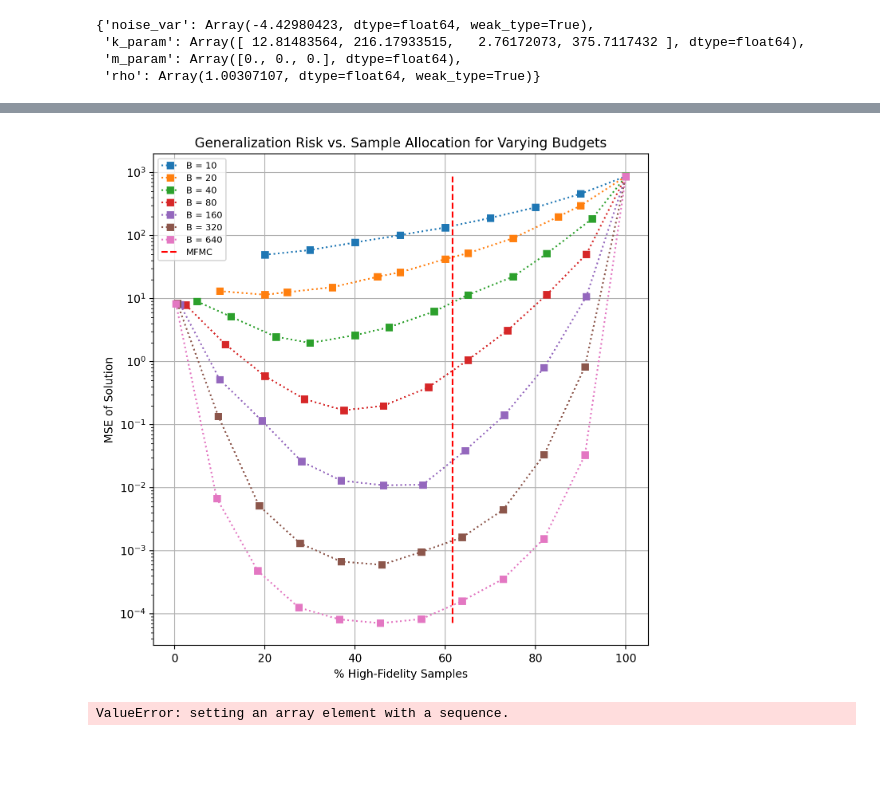
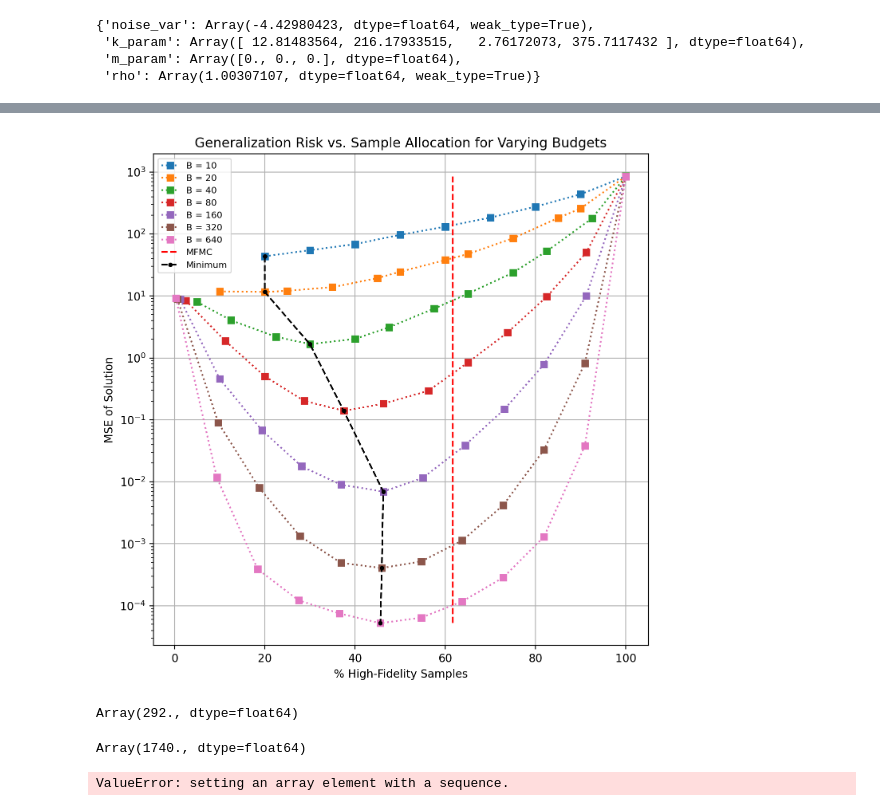
Before and after one commit to atticusdrex/MAGPI, a Jupyter notebook: SamplingOptimization/Ishigami.ipynb, the cells around one changed output, grey strips where cells are left out. Saved outputs shown, nothing was run; the diff lists cells and outputs as text; code cells hidden in the pictures; blank space fills up the shorter version.

```diff
--- a/SamplingOptimization/Ishigami.ipynb
+++ b/SamplingOptimization/Ishigami.ipynb
@@ -192,10 +197,12 @@ c11, c22, c12 = np.var(funcs[0](X_test)), np.var(funcs[1](X_test)), np.cov(np.vs
 alpha = c12 / c22
 ratio = np.sqrt(C_hi  / C_lo * corr_coef**2 / (1 - corr_coef**2))
 
-N_mc = 10
-key = jax.random.PRNGKey(42)
+N_mc = 15
+key = jax.random.PRNGKey(41)
 N_budgets = 7
 budget = 10
+
+min_Ns, min_mses = [], []
 
 plt.figure(figsize=(8,8), dpi = 200)
 
@@ -220,31 +227,44 @@ for i in (range(N_budgets)):
     # Compute MSEs
     for j, (N_hi, N_lo) in tqdm(enumerate(zip(N_his, N_los)), total = N_his.shape[0]):
         # Preallocate MSE array
         mses = np.zeros(N_mc)
         for k in range(N_mc):
             X_hi = X_hi_full[k, :int(N_hi), :]
             X_lo = X_lo_full[k, :int(N_lo), :]
             mse = get_mse_jit(X_hi, X_lo)
             mses[k] = mse
 
         full_mses[j] = np.mean(mses)
 
     # Computing optimal allocation
     N_hi_opt = budget / (C_lo * ratio + C_hi)
     N_lo_opt = ratio * N_hi_opt
 
+    min_idx = np.argmin(full_mses)
+    min_Ns.append(N_his[min_idx] / np.max(N_his)*100)
+    min_mses.append(full_mses[min_idx])
+
     # plt.subplot(1,N_budgets,i+1)
     plt.semilogy(N_his / np.max(N_his)*100, full_mses, label = "B = %d" % budget, linestyle = 'dotted', marker = 's')
     # plt.fill_between(N_his, results[:,0] - results[:,1], results[:,0] + results[:,1], alpha = 0.3, color = 'blue', label = 'two-sigma')
 
     # Doubling the budget
     budget *= 2
 
 plt.plot([np.round(N_hi_opt)/ np.max(N_his)*100, np.round(N_hi_opt)/ np.max(N_his)*100], [min(full_mses), max(full_mses)], label = "MFMC", color = 'red', linestyle = 'dashed')
+plt.plot(min_Ns, min_mses, marker = ".", color = 'black', linestyle = 'dashed', label = "Minimum")
 plt.xlabel("% High-Fidelity Samples")
 plt.ylabel("MSE of Solution")
 plt.legend(loc = 'upper left', fontsize=8)
 plt.title("Generalization Risk vs. Sample Allocation for Varying Budgets")
 plt.grid()
 # %% [output]
-[figure, old version]
+[figure, new version]
+# %%
+N_his[min_idx]
+# %% [output]
+Array(292., dtype=float64)
+# %%
+N_los[min_idx]
+# %% [output]
+Array(1740., dtype=float64)
```
Also changed, not shown: parts of 11 cells of this notebook, 5 other files.
